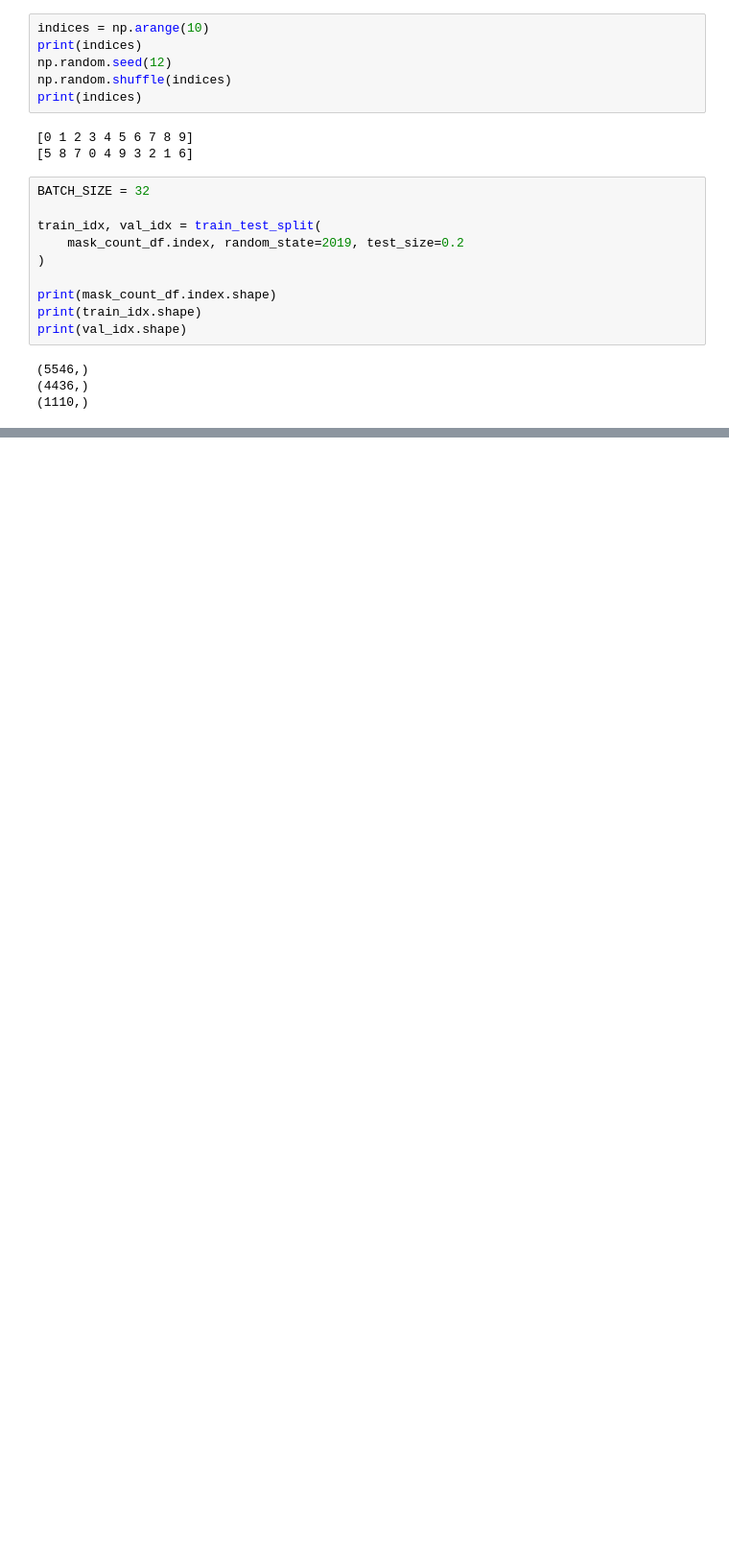
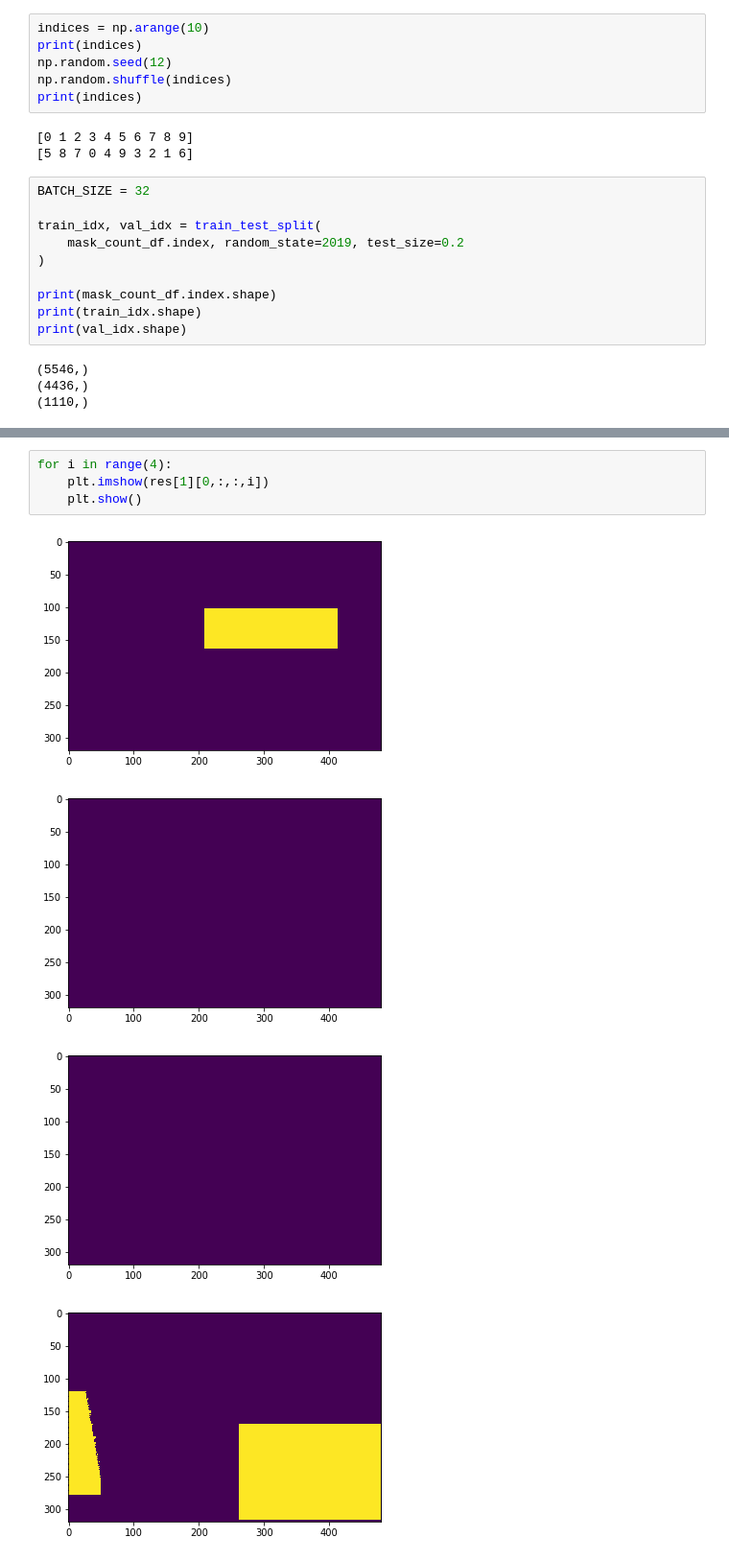
Before and after one commit to Arcane561/cloud, a Jupyter notebook: notebooks/0.3-tm-xhlulu_repo22.ipynb, the cells around one changed output, grey strips where cells are left out. Shown at 96% size. Drawn from its saved outputs; the diff is of its cells as text; blank space fills up the shorter version.

```diff
--- a/notebooks/0.3-tm-xhlulu_repo22.ipynb
+++ b/notebooks/0.3-tm-xhlulu_repo22.ipynb
@@ -456,0 +473,9 @@ error: OpenCV(4.1.1) C:\projects\opencv-python\opencv\modules\imgproc\src\color.
+# %%
+for i in range(4):
+    plt.imshow(res[1][0,:,:,i])
+    plt.show()
+# %% [output]
+[figure, added]
+[figure, added]
+[figure, added]
+[figure, added]
```
Also changed, not shown: parts of 33 cells of this notebook.
